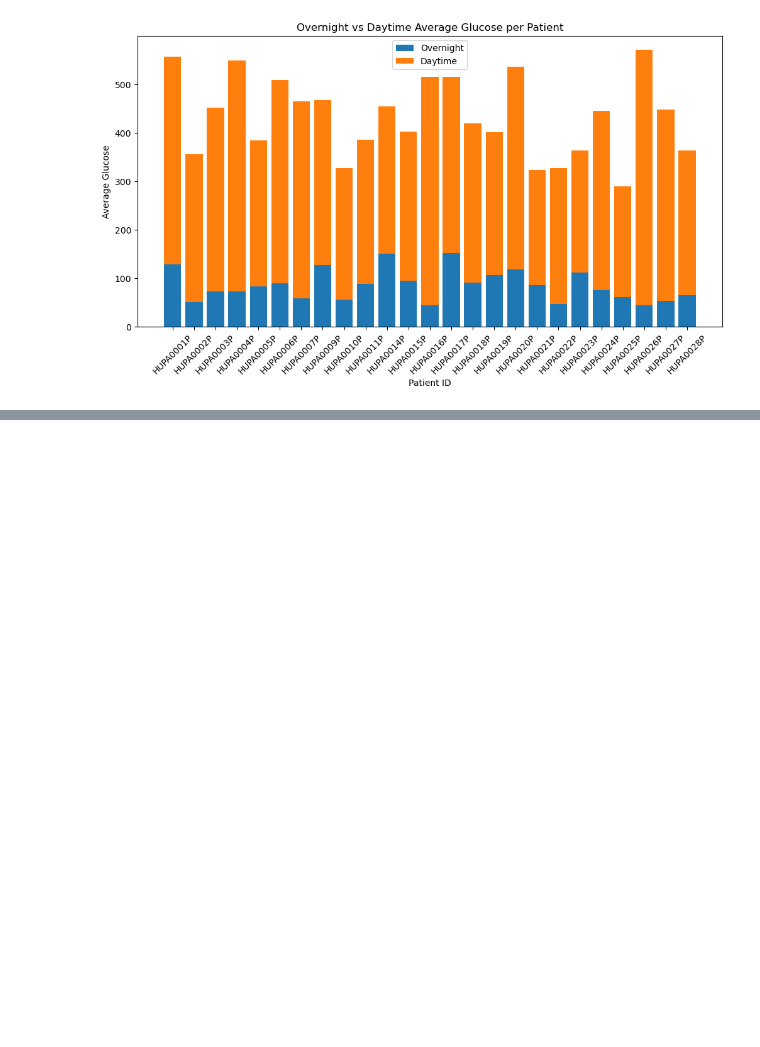
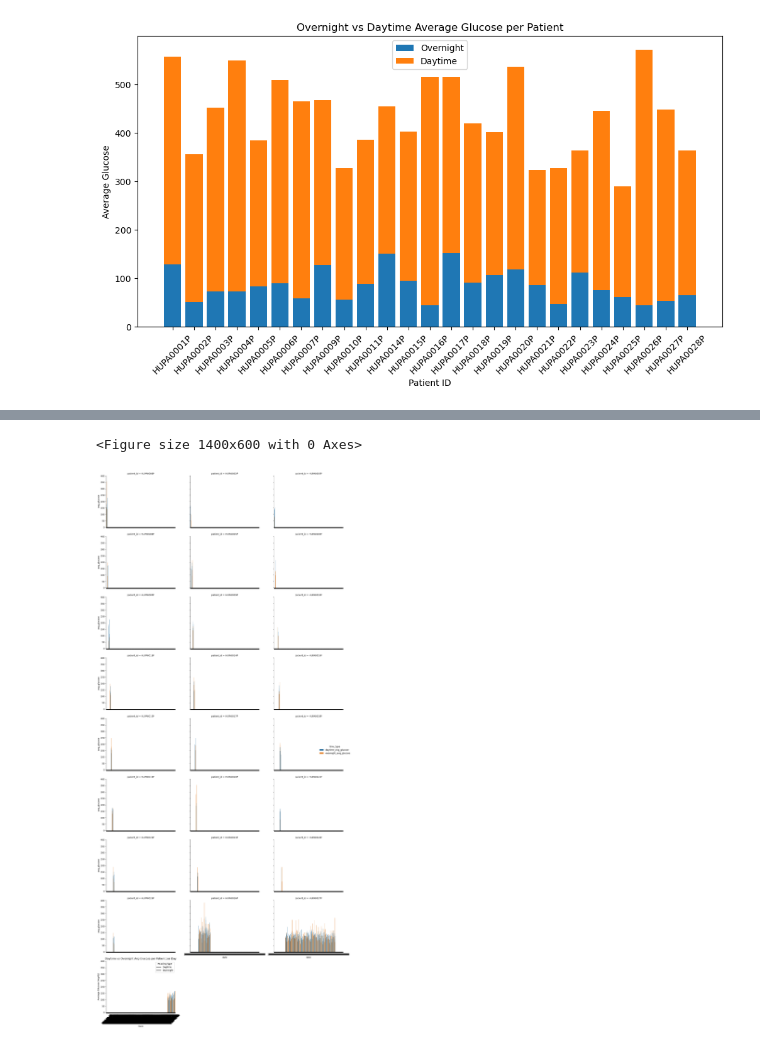
Before and after one commit to msdesh99/Python-Data-Analysis, a Jupyter notebook: Team11_PyQuester_Descriptive_Analysis.ipynb, the cells around one changed output, grey strips where cells are left out. Saved outputs shown, nothing was run; the diff lists cells and outputs as text; code cells hidden in the pictures; blank space fills up the shorter version.

```diff
--- a/Team11_PyQuester_Descriptive_Analysis.ipynb
+++ b/Team11_PyQuester_Descriptive_Analysis.ipynb
@@ -495,0 +502,7 @@ plt.show()
+# %%
+# reshape into long format
+plot_df = result_df.melt(
+    id_vars=["patient_id", "date"],
+    value_vars=["daytime_avg_glucose", "overnight_avg_glucose"],
+    var_name="time_type", value_name="avg_glucose"
+)
@@ -495,0 +517,21 @@ plt.show()
+# %%
+plt.figure(figsize=(14,6))
+sns.catplot(
+    data=plot_df,         # the DataFrame you are plotting
+    x="date", y="avg_glucose",   # what goes on x-axis and y-axis
+    hue="time_type",      # separate bars/colors for Daytime vs Overnight
+    kind="bar",           # bar chart (can be 'point', 'box', 'violin', etc.)
+    col="patient_id",     # separate chart (facet) for each patient
+    col_wrap=3,           # wrap charts into rows of 3 plots each
+    height=4, aspect=1.2  # control size of each small chart
+)
+plt.title("Daytime vs Overnight Avg Glucose per Patient per Day")
+plt.xlabel("Date")
+plt.ylabel("Average Glucose (mg/dL)")
+plt.xticks(rotation=45)
+plt.legend(title="Reading Type", labels=["Daytime", "Overnight"])
+plt.tight_layout()
+plt.show()
+# %% [output]
+<Figure size 1400x600 with 0 Axes>
+[figure, added]
```
Also changed, not shown: parts of 6 cells of this notebook, 1 other file.
